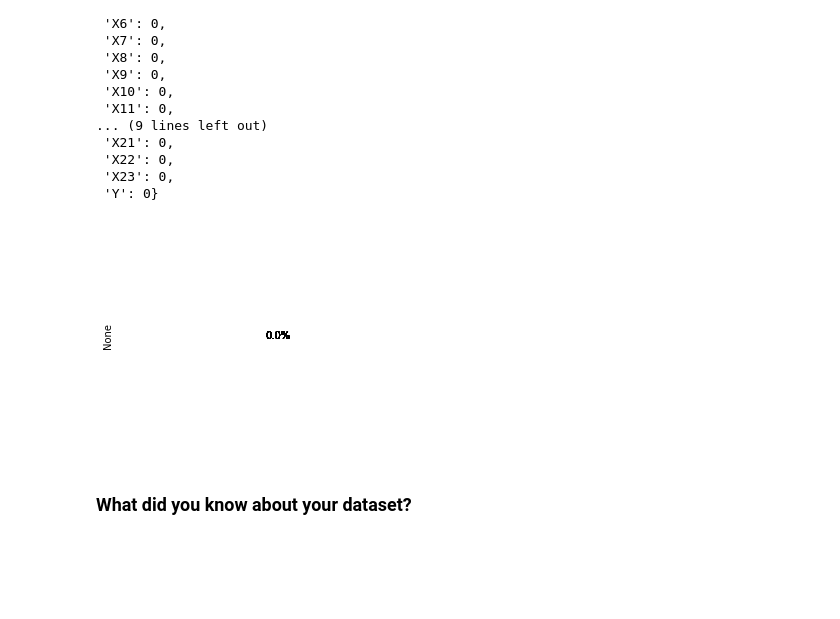
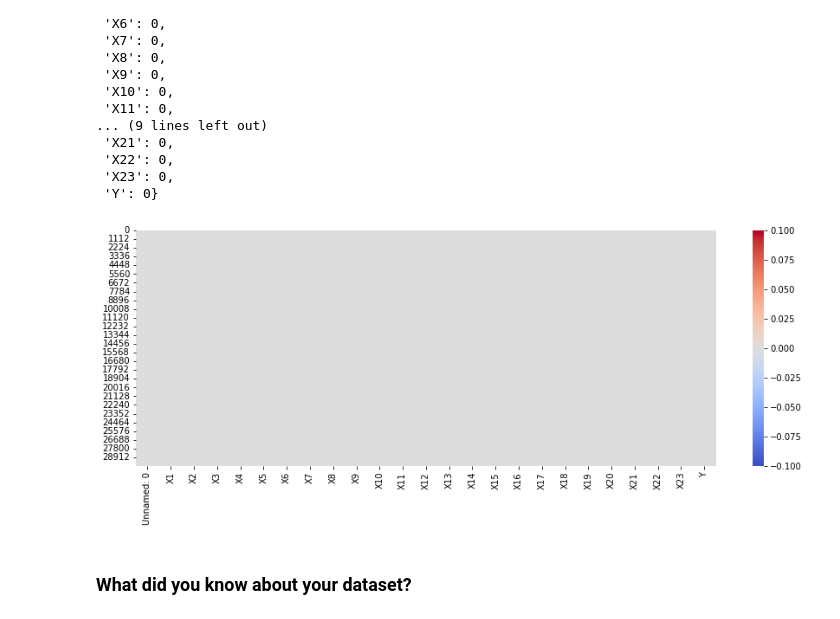
Before and after one commit to mdismailquraishicse/capstone_project_3_classification_creditcard_default, a Jupyter notebook: CreditCardDefaultPrediction.ipynb, the cells around one changed output. Saved outputs shown, nothing was run; the diff lists cells and outputs as text; code cells hidden in the pictures; blank space fills up the shorter version.

```diff
--- a/CreditCardDefaultPrediction.ipynb
+++ b/CreditCardDefaultPrediction.ipynb
@@ -198,10 +198,12 @@ null_calculator(default_df)
  'Y': 0}
 # %%
 # Visualizing the missing values
-pd.Series(null_calculator(default_df)).plot.pie(autopct='%0.01f%%')
+# pd.Series(null_calculator(default_df)).plot.pie(autopct='%0.01f%%')
+plt.rcParams['figure.figsize'] = (15,5)
+sns.heatmap(default_df.isna(),cmap='coolwarm')
 plt.show()
 # %% [output]
-[figure, old version]
+[figure, new version]
 # %% [markdown]
 ### What did you know about your dataset?
 # %% [markdown]
```
Also changed, not shown: parts of 146 cells of this notebook.
